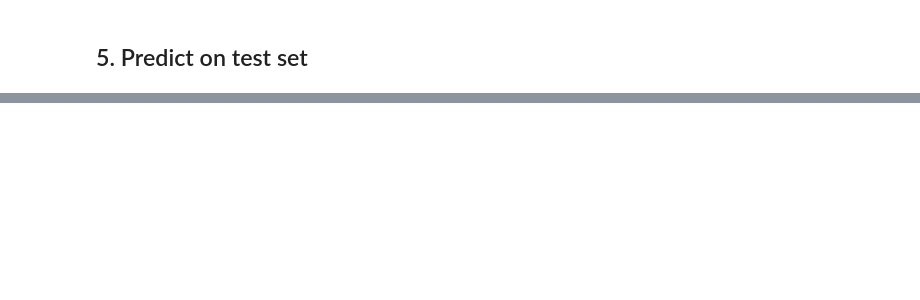
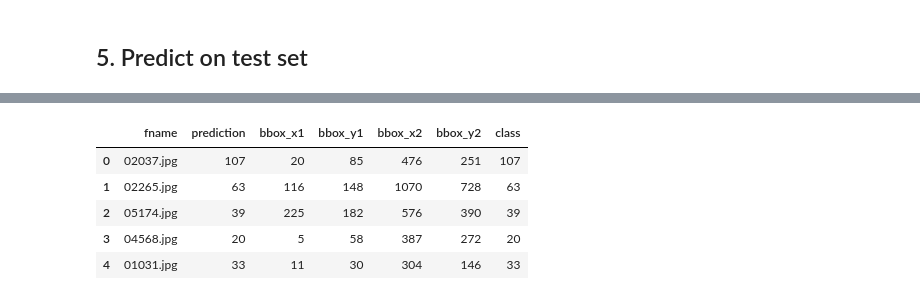
Before and after one commit to bklim5/grab-computer-vision-challenge, a Jupyter notebook: cars.ipynb, the cells around one changed output, grey strips where cells are left out. Cells and saved outputs as stored; diff of their text form; code cells hidden in the pictures; blank space fills up the shorter version.

```diff
--- a/cars.ipynb
+++ b/cars.ipynb
@@ -917,0 +1112,6 @@ learner_50.save('resnet50-img-rect-400x600-freeze-2')
+# %%
+prediction_df = pd.DataFrame({
+    'fname': filenames,
+    'prediction': predicted_labels_id
+})
+prediction_df.head()
@@ -917,0 +1153,10 @@ learner_50.save('resnet50-img-rect-400x600-freeze-2')
+# %%
+merged_df = pd.merge(prediction_df, test_df, how='inner', on=['fname'])
+merged_df.head()
+# %% [output]
+|  | fname | prediction | bbox_x1 | bbox_y1 | bbox_x2 | bbox_y2 | class |
+| 0 | 02037.jpg | 107 | 20 | 85 | 476 | 251 | 107 |
+| 1 | 02265.jpg | 63 | 116 | 148 | 1070 | 728 | 63 |
+| 2 | 05174.jpg | 39 | 225 | 182 | 576 | 390 | 39 |
+| 3 | 04568.jpg | 20 | 5 | 58 | 387 | 272 | 20 |
+| 4 | 01031.jpg | 33 | 11 | 30 | 304 | 146 | 33 |
```
Also changed, not shown: parts of 40 cells of this notebook, 2 other files.
